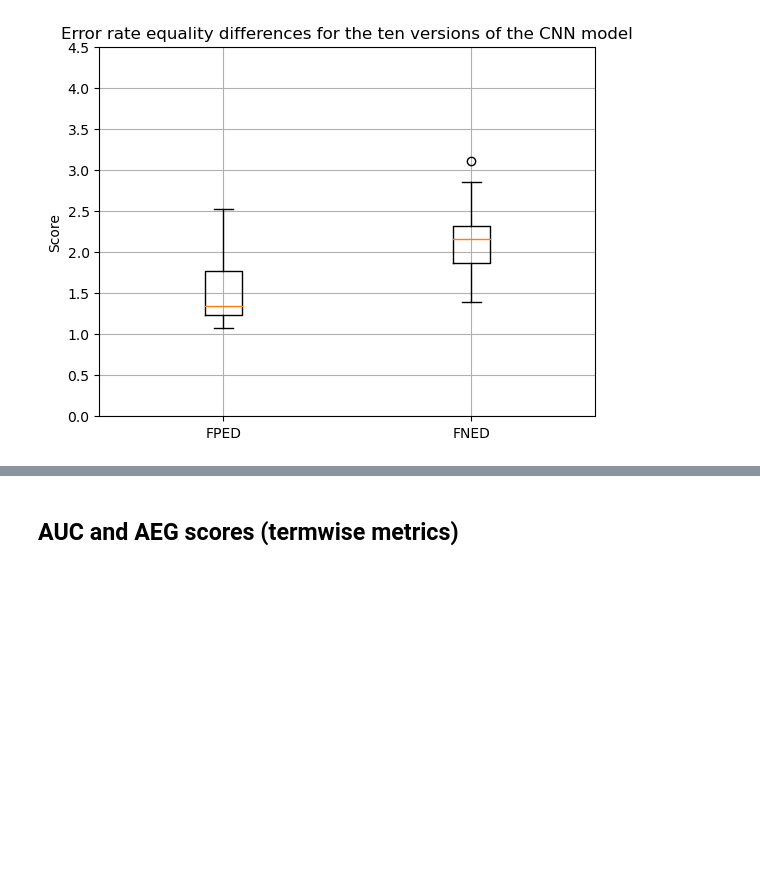
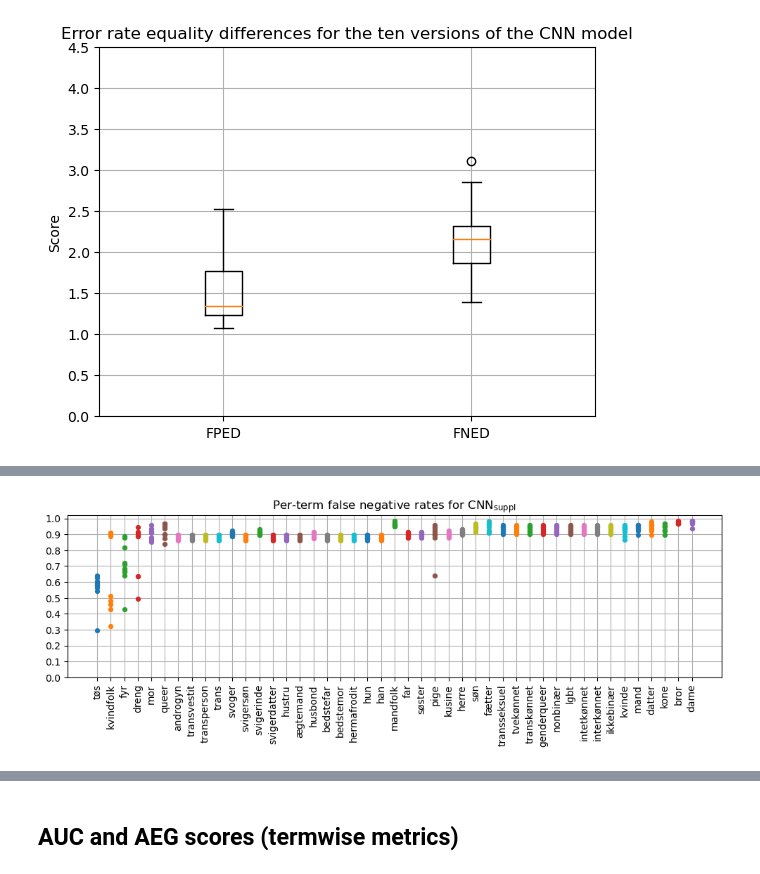
Before and after one commit to MajaMittag/gender-bias_da, a Jupyter notebook: toxicity_detection/unintended_bias_analysis.ipynb, the cells around one changed output, grey strips where cells are left out. Drawn from its saved outputs; the diff is of its cells as text; code cells hidden in the pictures; blank space fills up the shorter version.

```diff
--- a/toxicity_detection/unintended_bias_analysis.ipynb
+++ b/toxicity_detection/unintended_bias_analysis.ipynb
@@ -412,0 +467,8 @@ plt.show()
+# %%
+# calculate per term and overall fnr for CNN model
+per_term_fnrs_suppl, overall_fnrs_suppl = bias_metrics.compute_per_term_metric(grouping_cond="identity_lemma", metric_name="fnr", data=synth_data, model_name="CNNsuppl")
+
+# plot results
+bias_metrics.plot_per_term_metrics(per_term_fnrs_suppl, title="Per-term false negative rates for $\mathregular{CNN_{suppl}}$", save_name="FNRs_CNN_suppl.png", order=cnn_order2_orig, grid=True)
+# %% [output]
+[figure, added]
```
Also changed, not shown: parts of 29 cells of this notebook, 12 other files.
